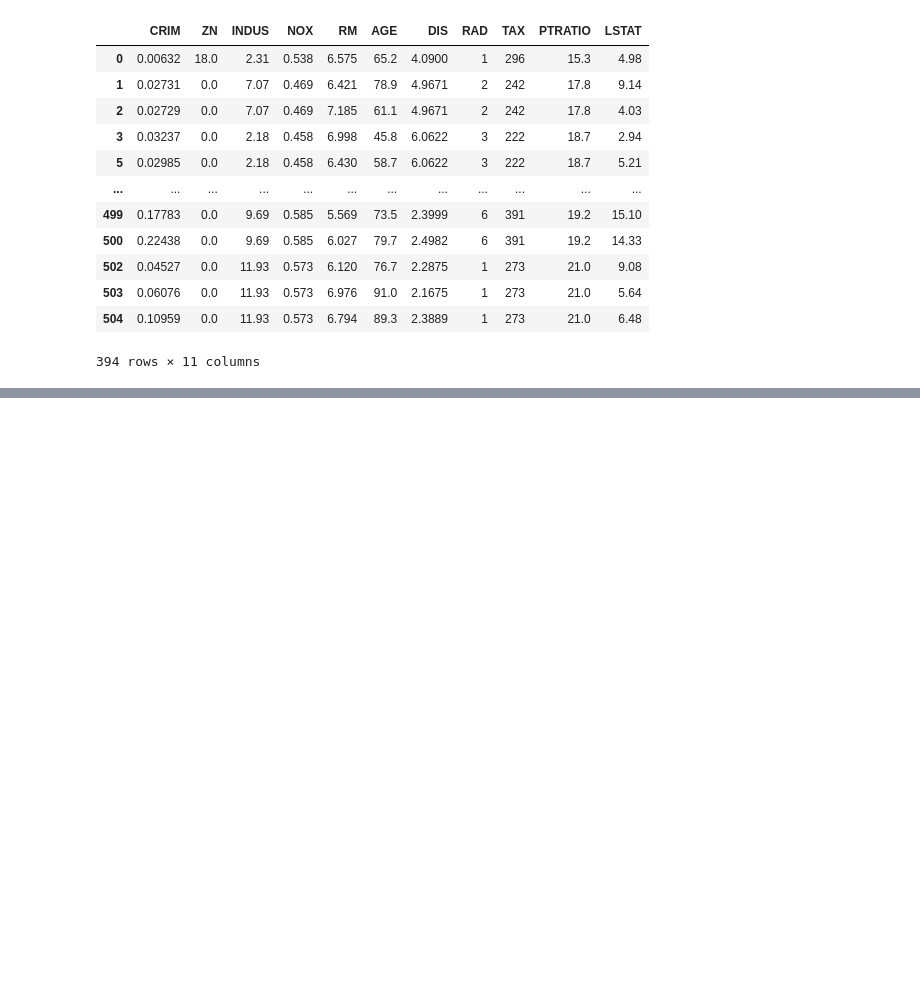
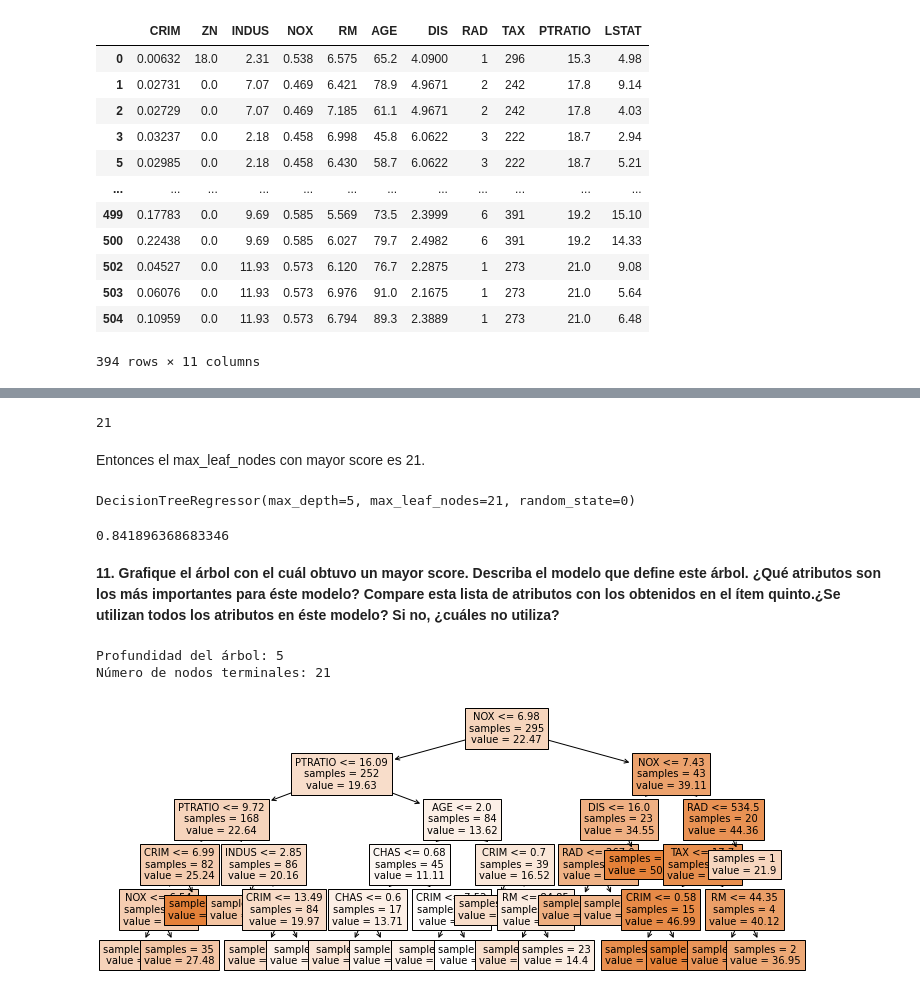
Before and after one commit to ginamartinezl/Regresion_BostonHousing, a Jupyter notebook: HousingData_regresion.ipynb, the cells around one changed output, grey strips where cells are left out. Saved outputs shown, nothing was run; the diff lists cells and outputs as text; code cells hidden in the pictures; blank space fills up the shorter version.

```diff
--- a/HousingData_regresion.ipynb
+++ b/HousingData_regresion.ipynb
@@ -204,6 +252,6 @@ alfa_lasso.alpha_
 # %%
 #Modelo de regresión de lASSO usando el alfa hallado anteriormente
-model_Lasso= Lasso(alfa_lasso.alpha_, fit_intercept=False)
+model_Lasso= Lasso(alfa_lasso.alpha_, fit_intercept=True)
 model_Lasso.fit(X_train,y_train)
 print("score = ", model_Lasso.score(X_test, y_test))
 # %% [output]
@@ -223,0 +271,8 @@ https://bookdown.org/content/2274/metodos-de-clasificacion.html
+# %%
+scores=[]
+for i in range (1,19):
+    modelo_arbol = DecisionTreeRegressor(max_depth=i)
+    modelo_arbol.fit(X_train, y_train)
+    score=modelo_arbol.score(X_test,y_test)
+    scores.append(score)
+    print(score)
@@ -223,0 +300,49 @@ https://bookdown.org/content/2274/metodos-de-clasificacion.html
+# %%
+scores1=[]
+for j in range (3,285):
+    modelo_arbol = DecisionTreeRegressor(max_depth=5, max_leaf_nodes=j)
+    modelo_arbol.fit(X_train,y_train)
+    score1=modelo_arbol.score(X_test,y_test)
+    scores1.append(score1)
+
+tmp = max(scores1)
+index = scores1.index(tmp)
+print(index)
+# %% [output]
+21
+# %% [markdown]
+Entonces el max_leaf_nodes con mayor score es 21.
+# %%
+modelo_arbol = DecisionTreeRegressor(max_depth=5, random_state=0, max_leaf_nodes=21)
+modelo_arbol.fit(X_train,y_train)
+# %% [output]
+DecisionTreeRegressor(max_depth=5, max_leaf_nodes=21, random_state=0)
+# %%
+modelo_arbol.score(X_test,y_test)
+# %% [output]
+0.841896368683346
+# %% [markdown]
+**11. Grafique el árbol con el cuál obtuvo un mayor score. Describa el modelo que define este árbol. ¿Qué atributos son los más importantes para éste modelo? Compare esta lista de atributos con los obtenidos en el ítem quinto.¿Se utilizan todos los atributos en éste modelo? Si no, ¿cuáles no utiliza?**
+# %%
+# Estructura del árbol creado
+# ------------------------------------------------------------------------------
+fig, ax = plt.subplots(figsize=(12, 5))
+
+print(f"Profundidad del árbol: {modelo_arbol.get_depth()}")
+print(f"Número de nodos terminales: {modelo_arbol.get_n_leaves()}")
+
+
+plot = plot_tree(
+            decision_tree = modelo_arbol,
+            feature_names = df.drop(columns = "MEDV").columns,
+            class_names   = 'MEDV',
+            filled        = True,
+            impurity      = False,
+            fontsize      = 10,
+            precision     = 2,
+            ax            = ax
+       )
+# %% [output]
+Profundidad del árbol: 5
+Número de nodos terminales: 21
+[figure, added]
```
Also changed, not shown: parts of 34 cells of this notebook.
